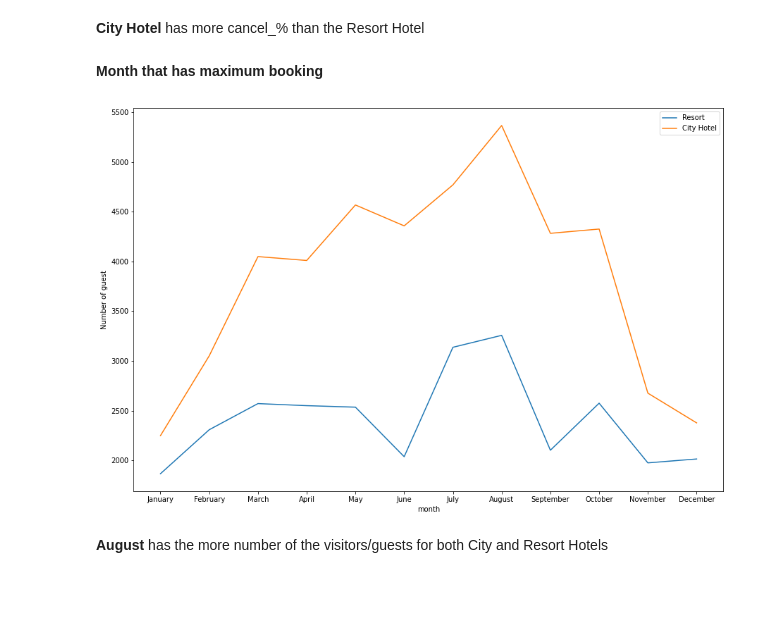
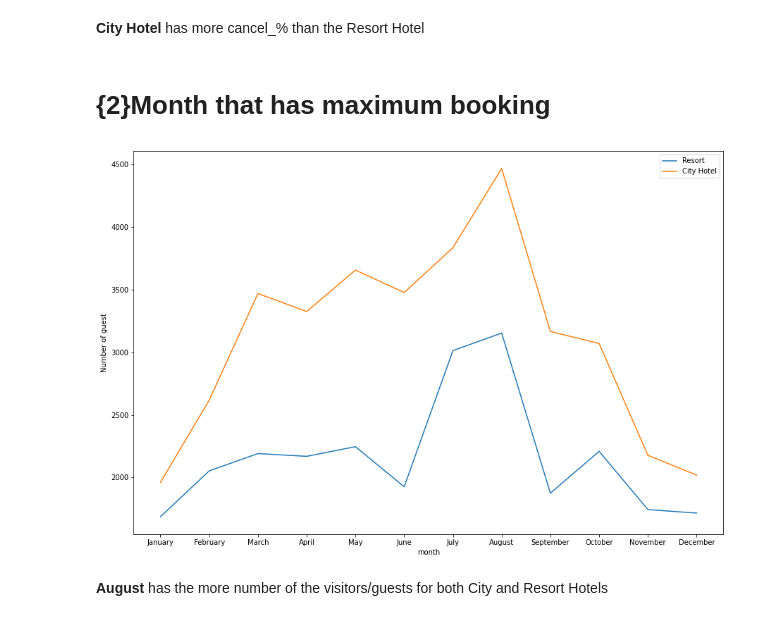
Before and after one commit to TejusM/hotelbooking-data-analysis-, a Jupyter notebook: tej_hotel_booking.ipynb, the cells around one changed output. Drawn from its saved outputs; the diff is of its cells as text; code cells hidden in the pictures; blank space fills up the shorter version.

```diff
--- a/tej_hotel_booking.ipynb
+++ b/tej_hotel_booking.ipynb
@@ -50,0 +59,2 @@ The dataset has 119390 rows and 32 columns
+# %%
+data.drop_duplicates(inplace = True)
@@ -252,46 +266,46 @@ plt.show()
 # %% [markdown]
 **City Hotel** has more cancel_% than the Resort Hotel
 # %% [markdown]
-**Month that has maximum booking**
+# **{2}Month that has maximum booking**
 # %%
 data_month = data['arrival_date_month'].value_counts().reset_index()
 data_month.columns=['months','Number of guests']
 data_month
 months = ['January', 'February', 'March', 'April', 'May', 'June', 'July', 'August', 'September', 'October', 'November', 'December']
-data_month['months'] = pd.Categorical(d_month['months'], categories=months, ordered=True)
+data_month['months'] = pd.Categorical(data_month['months'], categories=months, ordered=True)
 data_month.sort_values('months').reset_index()
 
 
 data_resort = data[(data['hotel'] == 'Resort Hotel') & (data['is_canceled'] == 0)]
 data_city = data[(data['hotel'] == 'City Hotel') & (data['is_canceled'] == 0)]
 resort_hotel = data_resort.groupby(['arrival_date_month'])['adr'].mean().reset_index()
 city_hotel=data_city.groupby(['arrival_date_month'])['adr'].mean().reset_index()
 final_hotel = resort_hotel.merge(city_hotel, on = 'arrival_date_month')
 final_hotel.columns = ['month', 'price_for_resort', 'price_for_city_hotel']
 final_hotel
 
 resort_guest = data_resort['arrival_date_month'].value_counts().reset_index()
 resort_guest.columns=['month','no of guests']
 resort_guest
 
 city_guest = data_city['arrival_date_month'].value_counts().reset_index()
 city_guest.columns=['month','no of guests']
 city_guest
 
 final_guest=resort_guest.merge(city_guest, on = 'month')
 final_guest.columns=['month','no of guests in resort','no of guest in city hotel']
 final_guest
 months = ['January', 'February', 'March', 'April', 'May', 'June', 'July', 'August', 'September', 'October', 'November', 'December']
 final_guest['month'] = pd.Categorical(final_guest['month'], categories=months, ordered=True)
 final_guest = final_guest.sort_values('month').reset_index()
 
 sns.lineplot(data=final_guest, x='month', y='no of guests in resort')
 sns.lineplot(data=final_guest, x='month', y='no of guest in city hotel')
 plt.legend(['Resort','City Hotel'])
 plt.ylabel('Number of guest')
 fig = plt.gcf()
 fig.set_size_inches(15,10)
 # %% [output]
-[figure, old version]
+[figure, new version]
 # %% [markdown]
 **August** has the more number of the visitors/guests for both City and Resort Hotels
```
Also changed, not shown: parts of 25 cells of this notebook.
